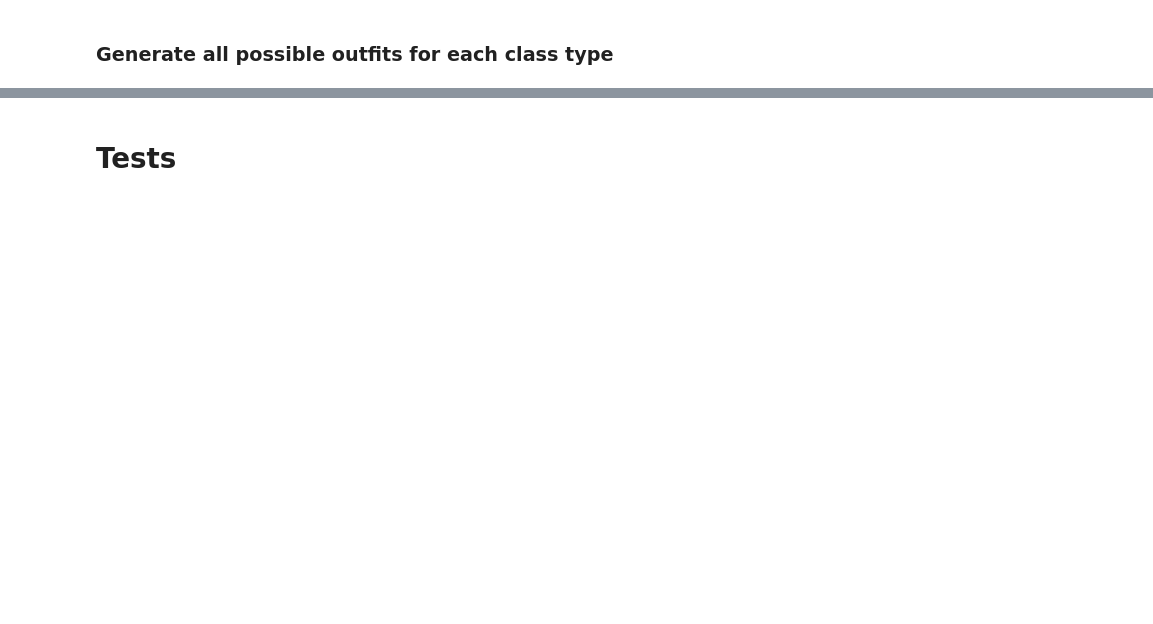
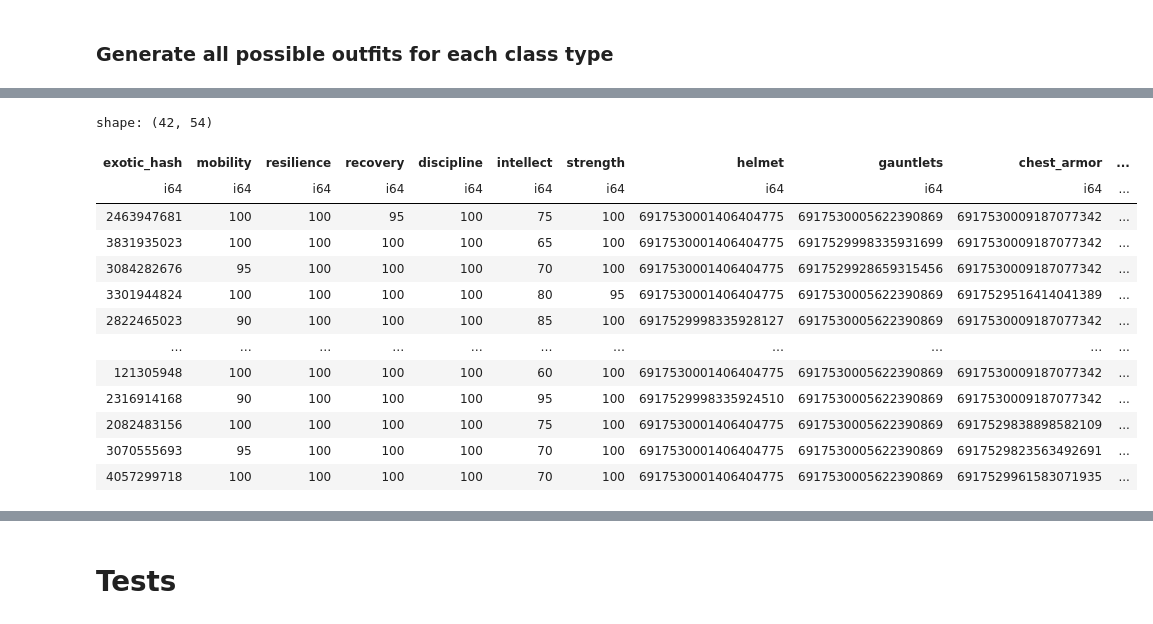
Before and after one commit to tednaleid/d2notebooks, a Jupyter notebook: d2armor.ipynb, the cells around one changed output, grey strips where cells are left out. Drawn from its saved outputs; the diff is of its cells as text; code cells hidden in the pictures; blank space fills up the shorter version.

```diff
--- a/d2armor.ipynb
+++ b/d2armor.ipynb
@@ -491,0 +549,19 @@ shape: (6_445_426, 13)
+# %%
+# find the max value in each of the "weighted" columns grouped by num_artifice, then filter to those rows
+outfits_df_max = outfits_df.group_by('exotic_hash').max()
+outfits_df_max
+# %% [output]
+shape: (42, 54)
+| exotic_hash | mobility | resilience | recovery | discipline | intellect | strength | helmet | gauntlets | chest_armor | ... |
+| i64 | i64 | i64 | i64 | i64 | i64 | i64 | i64 | i64 | i64 | ... |
+| 2463947681 | 100 | 100 | 95 | 100 | 75 | 100 | 6917530001406404775 | 6917530005622390869 | 6917530009187077342 | ... |
+| 3831935023 | 100 | 100 | 100 | 100 | 65 | 100 | 6917530001406404775 | 6917529998335931699 | 6917530009187077342 | ... |
+| 3084282676 | 95 | 100 | 100 | 100 | 70 | 100 | 6917530001406404775 | 6917529928659315456 | 6917530009187077342 | ... |
+| 3301944824 | 100 | 100 | 100 | 100 | 80 | 95 | 6917530001406404775 | 6917530005622390869 | 6917529516414041389 | ... |
+| 2822465023 | 90 | 100 | 100 | 100 | 85 | 100 | 6917529998335928127 | 6917530005622390869 | 6917530009187077342 | ... |
+| … | … | … | … | … | … | … | … | … | … | ... |
+| 121305948 | 100 | 100 | 100 | 100 | 60 | 100 | 6917530001406404775 | 6917530005622390869 | 6917530009187077342 | ... |
+| 2316914168 | 90 | 100 | 100 | 100 | 95 | 100 | 6917529998335924510 | 6917530005622390869 | 6917530009187077342 | ... |
+| 2082483156 | 100 | 100 | 100 | 100 | 75 | 100 | 6917530001406404775 | 6917530005622390869 | 6917529838898582109 | ... |
+| 3070555693 | 95 | 100 | 100 | 100 | 70 | 100 | 6917530001406404775 | 6917530005622390869 | 6917529823563492691 | ... |
+| 4057299718 | 100 | 100 | 100 | 100 | 70 | 100 | 6917530001406404775 | 6917530005622390869 | 6917529961583071935 | ... |
```
Also changed, not shown: parts of 21 cells of this notebook, 2 other files.
